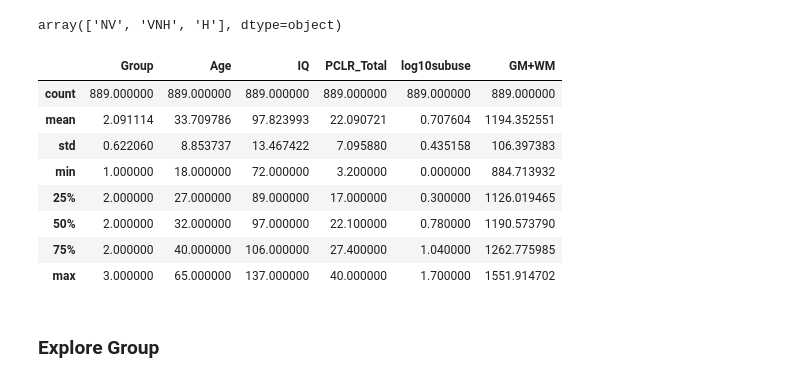
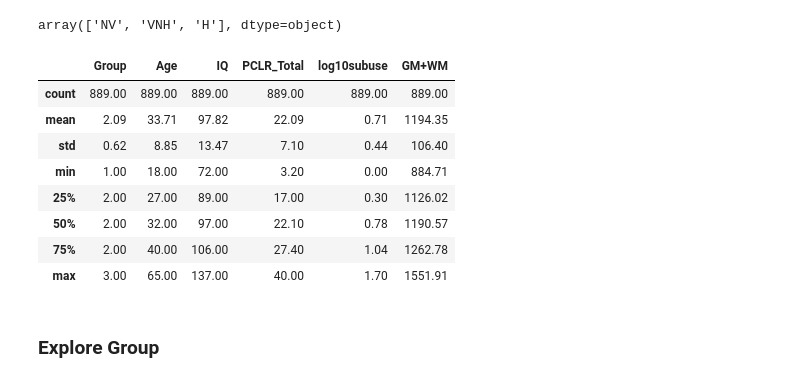
Before and after one commit to neurodata/psychopathy-data, a Jupyter notebook: psychscripts/EDA.ipynb, the cells around one changed output. Drawn from its saved outputs; the diff is of its cells as text; code cells hidden in the pictures.

Commit message:
cleaned EDA, updated describe table with new data

```diff
--- a/psychscripts/EDA.ipynb
+++ b/psychscripts/EDA.ipynb
@@ -47,8 +41,8 @@ for i, j, fl in os.walk("data/JHU_VBM"):
 ## Explore as DataFrame
 # %%
 # concatenate the two tabs
-df1 = pd.read_excel("data/VH_n216_vs_NV_n135_vs_VNH_n538_covariates.xlsx")
-df2 = pd.read_excel('data/VH_n216_vs_NV_n135_vs_VNH_n538_covariates.xlsx', sheet_name='Test')
+df1 = pd.read_excel("data/satish/VH_n216_vs_NV_n135_vs_VNH_n538_covariates.xlsx")
+df2 = pd.read_excel('data/satish/VH_n216_vs_NV_n135_vs_VNH_n538_covariates.xlsx', sheet_name='Test')
 
 df = pd.concat([df1, df2]).reset_index(drop=True)
 # %%
@@ -76,17 +70,17 @@ df['Group_Lab'].unique()
 # %% [output]
 array(['NV', 'VNH', 'H'], dtype=object)
 # %%
-df.describe()
+df.describe().round(2)
 # %% [output]
 |  | Group | Age | IQ | PCLR_Total | log10subuse | GM+WM |
-| count | 889.000000 | 889.000000 | 889.000000 | 889.000000 | 889.000000 | 889.000000 |
-| mean | 2.091114 | 33.709786 | 97.823993 | 22.090721 | 0.707604 | 1194.352551 |
-| std | 0.622060 | 8.853737 | 13.467422 | 7.095880 | 0.435158 | 106.397383 |
-| min | 1.000000 | 18.000000 | 72.000000 | 3.200000 | 0.000000 | 884.713932 |
-| 25% | 2.000000 | 27.000000 | 89.000000 | 17.000000 | 0.300000 | 1126.019465 |
-| 50% | 2.000000 | 32.000000 | 97.000000 | 22.100000 | 0.780000 | 1190.573790 |
-| 75% | 2.000000 | 40.000000 | 106.000000 | 27.400000 | 1.040000 | 1262.775985 |
-| max | 3.000000 | 65.000000 | 137.000000 | 40.000000 | 1.700000 | 1551.914702 |
+| count | 889.00 | 889.00 | 889.00 | 889.00 | 889.00 | 889.00 |
+| mean | 2.09 | 33.71 | 97.82 | 22.09 | 0.71 | 1194.35 |
+| std | 0.62 | 8.85 | 13.47 | 7.10 | 0.44 | 106.40 |
+| min | 1.00 | 18.00 | 72.00 | 3.20 | 0.00 | 884.71 |
+| 25% | 2.00 | 27.00 | 89.00 | 17.00 | 0.30 | 1126.02 |
+| 50% | 2.00 | 32.00 | 97.00 | 22.10 | 0.78 | 1190.57 |
+| 75% | 2.00 | 40.00 | 106.00 | 27.40 | 1.04 | 1262.78 |
+| max | 3.00 | 65.00 | 137.00 | 40.00 | 1.70 | 1551.91 |
 # %% [markdown]
 ### Explore Group
 # %%
```
Also changed, not shown: parts of 2 cells of this notebook, 1 other file.
